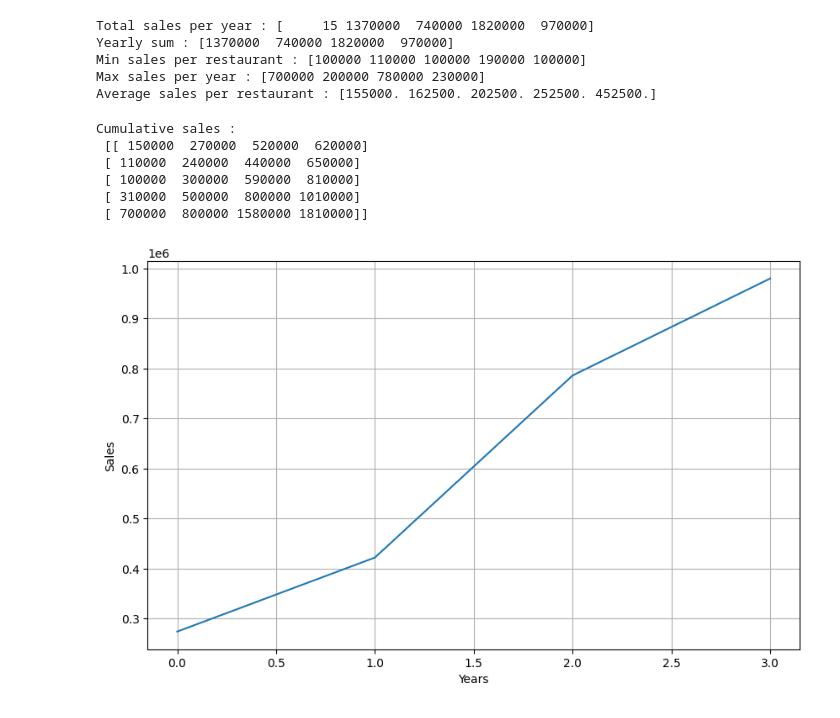
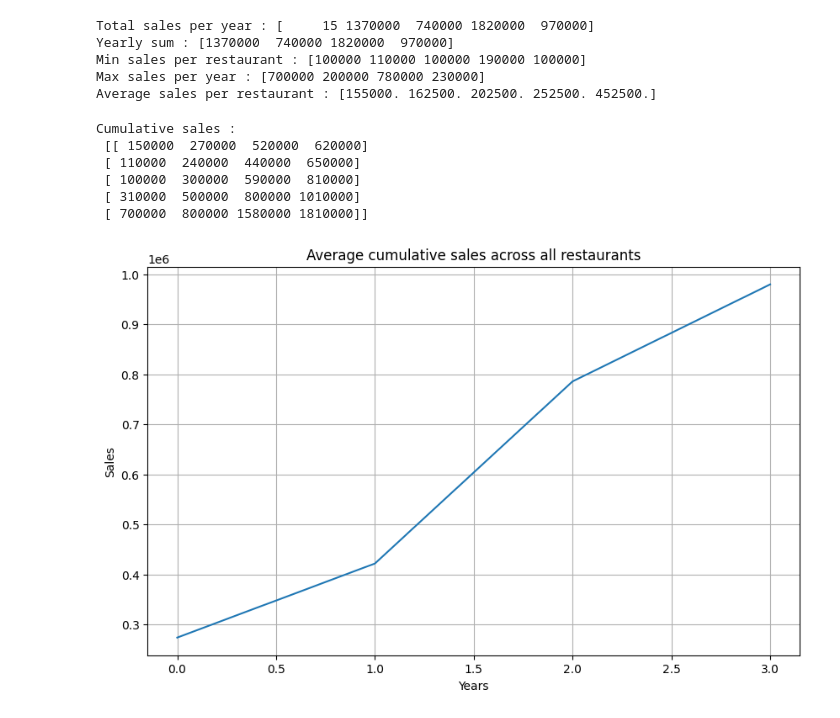
Before and after one commit to mohitjaryal/numpy, a Jupyter notebook: phase3.ipynb, the cells around one changed output. Saved outputs shown, nothing was run; the diff lists cells and outputs as text; code cells hidden in the pictures.

```diff
--- a/phase3.ipynb
+++ b/phase3.ipynb
@@ -49,20 +49,21 @@ Average sales per restaurant : [155000. 162500. 202500. 252500. 452500.]
 # %%
 # Cumulative sum across years (columns)
 cumulative_sum = np.cumsum(sales_data[:, 1:], axis=1)
 print('Cumulative sales :\n', cumulative_sum)
 
 # Plotting
 plt.figure(figsize=(10,6))
 plt.plot(np.mean(cumulative_sum, axis=0))
+plt.title('Average cumulative sales across all restaurants')
 plt.xlabel('Years')
 plt.ylabel('Sales')
 plt.grid(True)
 plt.show()
 # %% [output]
 Cumulative sales :
  [[ 150000  270000  520000  620000]
  [ 110000  240000  440000  650000]
  [ 100000  300000  590000  810000]
  [ 310000  500000  800000 1010000]
  [ 700000  800000 1580000 1810000]]
-[figure, old version]
+[figure, new version]
```
